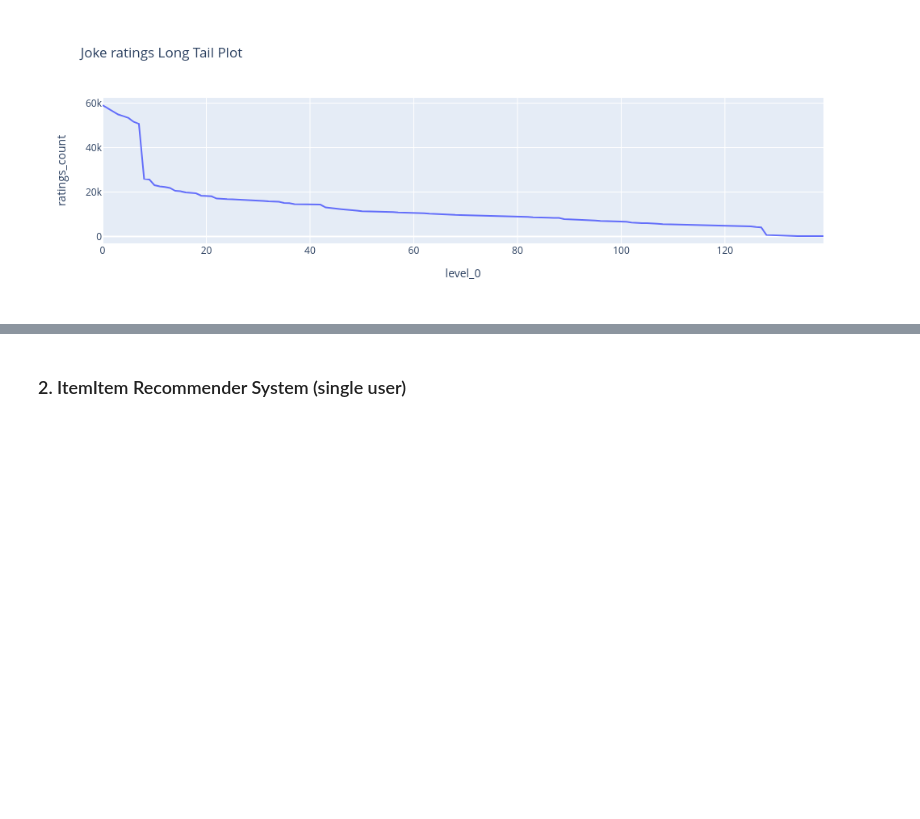
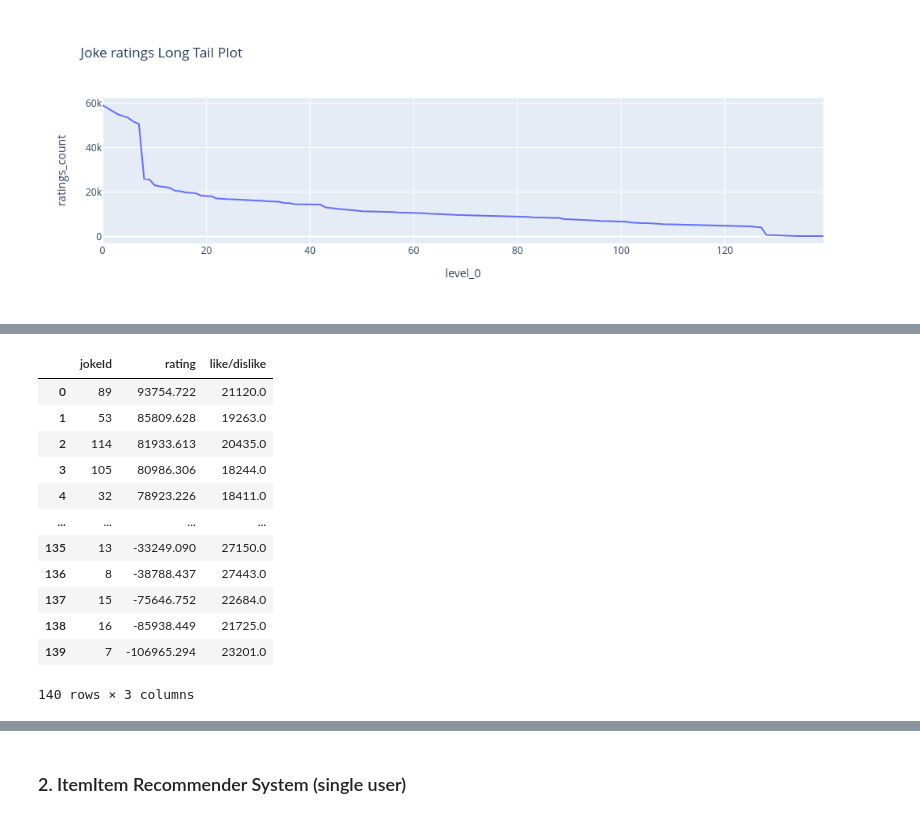
Before and after one commit to RedOrBlueP1ll/reasonable_recommendations, a Jupyter notebook: joke_recsyst_notebook.ipynb, the cells around one changed output, grey strips where cells are left out. Drawn from its saved outputs; the diff is of its cells as text; code cells hidden in the pictures; blank space fills up the shorter version.

```diff
--- a/joke_recsyst_notebook.ipynb
+++ b/joke_recsyst_notebook.ipynb
@@ -115,0 +129,18 @@ fig.show()
+# %%
+sum_rating_df = ratings_df[[ 'jokeId', 'rating', 'like/dislike']].groupby(['jokeId']).sum()
+sum_rating_df = sum_rating_df.sort_values('rating', ascending=False).reset_index()
+sum_rating_df
+# %% [output]
+|  | jokeId | rating | like/dislike |
+| 0 | 89 | 93754.722 | 21120.0 |
+| 1 | 53 | 85809.628 | 19263.0 |
+| 2 | 114 | 81933.613 | 20435.0 |
+| 3 | 105 | 80986.306 | 18244.0 |
+| 4 | 32 | 78923.226 | 18411.0 |
+| ... | ... | ... | ... |
+| 135 | 13 | -33249.090 | 27150.0 |
+| 136 | 8 | -38788.437 | 27443.0 |
+| 137 | 15 | -75646.752 | 22684.0 |
+| 138 | 16 | -85938.449 | 21725.0 |
+| 139 | 7 | -106965.294 | 23201.0 |
+140 rows × 3 columns
```
Also changed, not shown: parts of 5 cells of this notebook.
